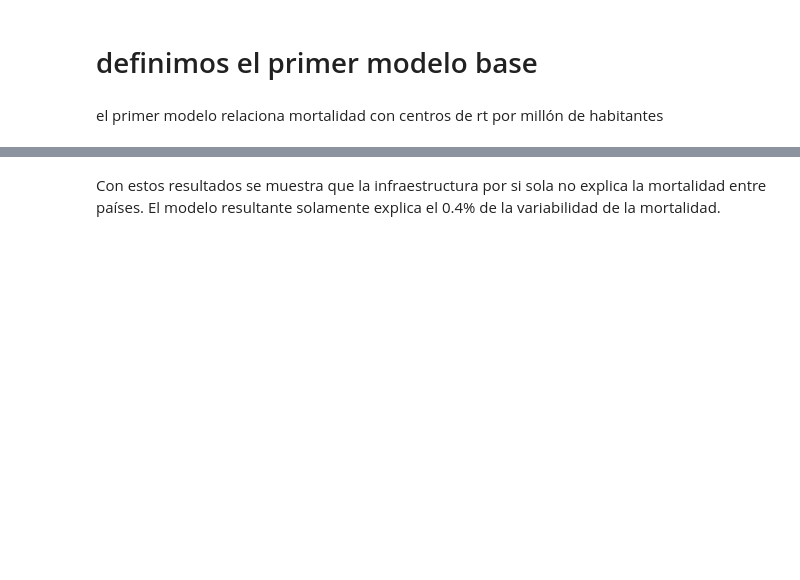
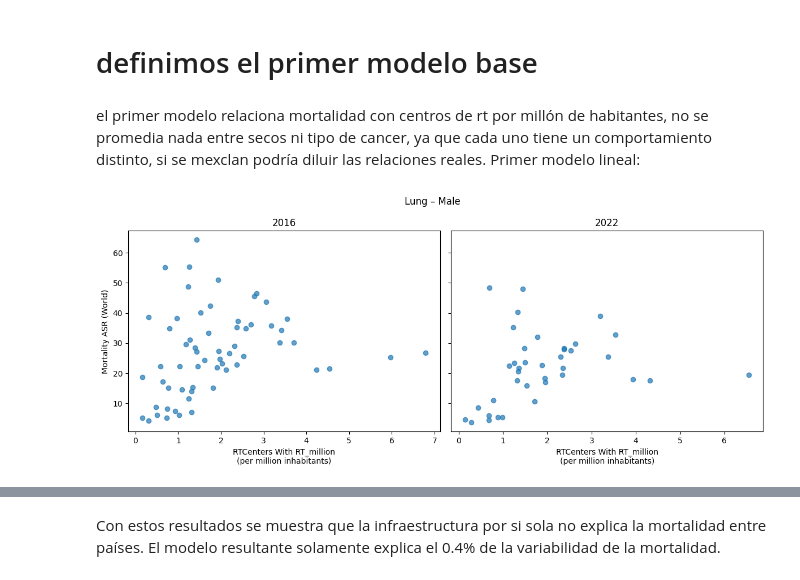
Before and after one commit to mehrerm/TFM, a Jupyter notebook: notebooks/01_load_and_clean_DIRAC.ipynb, the cells around one changed output, grey strips where cells are left out. Drawn from its saved outputs; the diff is of its cells as text; code cells hidden in the pictures; blank space fills up the shorter version.

```diff
--- a/notebooks/01_load_and_clean_DIRAC.ipynb
+++ b/notebooks/01_load_and_clean_DIRAC.ipynb
@@ -395,7 +392,7 @@ Con esto se demuestra que estos valores anómalos están en la última fila por
 # %%
 dirac = dirac.drop(index=155)
 #queda eliminada la ultima fila
-dirac = dirac.drop(columns=["Region name"], errors="ignore")
+#dirac = dirac.drop(columns=["Region name"], errors="ignore")
 #Ya que el análisis será por país, ya luego se verá si la región tiene sentido.
 
 dirac['Country'].value_counts().sort_values(ascending=False)
@@ -2032,11 +2009,12 @@ La relación entre incidencia y mortalidad se exploró mediante diagramas de dis
 # %% [markdown]
 # definimos el primer modelo base
 # %% [markdown]
-el primer modelo relaciona mortalidad con centros de rt por millón de habitantes
+el primer modelo relaciona mortalidad con centros de rt por millón de habitantes, no se promedia nada entre secos ni tipo de cancer, ya que cada uno tiene un comportamiento distinto, si se mexclan podría diluir las relaciones reales.
+Primer modelo lineal:
 # %%
 #definimos el primer modelo
 
 df_model = df_merged_all[
-    df_merged_all["Year"].isin([2016, 2022])
+    (df_merged_all["Year"].isin([2016, 2022])) &
+    (df_merged_all["Type"] == "Mortality")
 ].copy()
-df_model = df_model[df_model["Type"] == "Mortality"]
@@ -2053,3 +2030,42 @@ def fit_linear_model(df, x_var, y_var="ASR (World)"):
+# %%
+#dispersión por sexo y cancer
+def scatter_by_sex_cancer_year(
+    df, cancer, sex, rt_var_pm, years=[2016, 2022]
+):
+    fig, axes = plt.subplots(1, 2, figsize=(12, 5), sharey=True)
+
+    for ax, year in zip(axes, years):
+        df_y = df[
+            (df["Cancer label"] == cancer) &
+            (df["Sex"] == sex) &
+            (df["Year"] == year)
+        ]
+
+        ax.scatter(
+            df_y[rt_var_pm],
+            df_y["ASR (World)"],
+            alpha=0.7
+        )
+
+        ax.set_title(f"{year}")
+        ax.set_xlabel(
+            rt_var_pm.replace("_per_million", "")
+            + "\n(per million inhabitants)"
+        )
+
+    axes[0].set_ylabel("Mortality ASR (World)")
+    plt.suptitle(f"{cancer} – {sex}")
+    plt.tight_layout()
+    plt.show()
+# %%
+scatter_by_sex_cancer_year(
+    df_model,
+    cancer="Lung",
+    sex="Male",
+    rt_var_pm="RTCenters With RT_million" # Corrected suffix from _per_million to _million
+)
+# %% [output]
+[figure, added]
 # %%
 model_2016 = fit_linear_model(
     df_model[df_model["Year"] == 2016],
```
Also changed, not shown: parts of 39 cells of this notebook.
